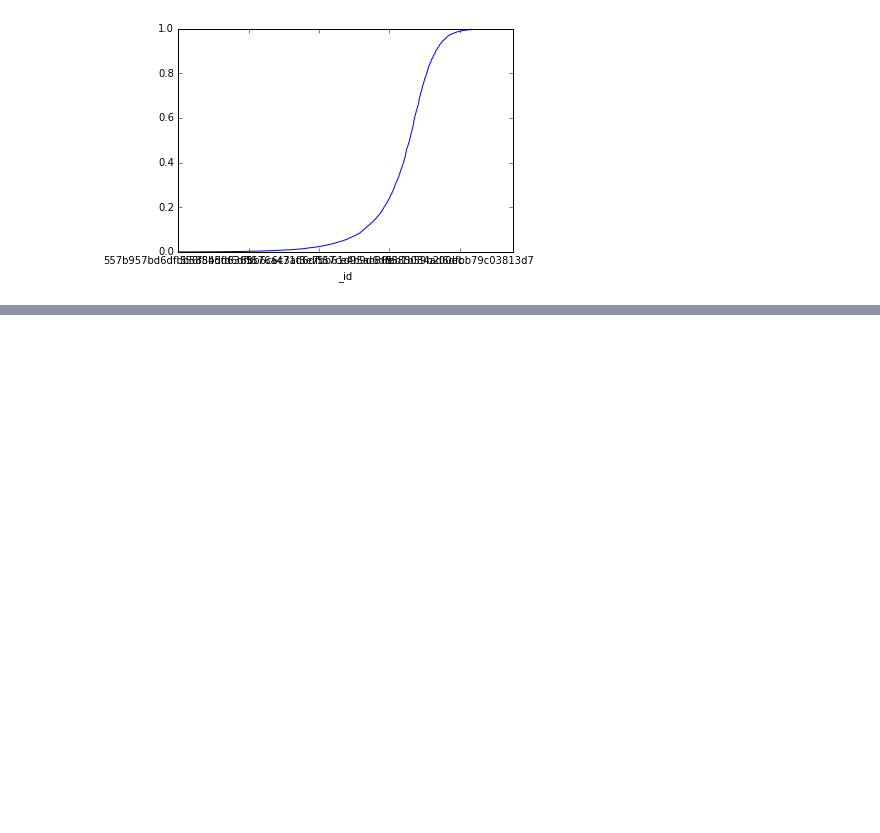
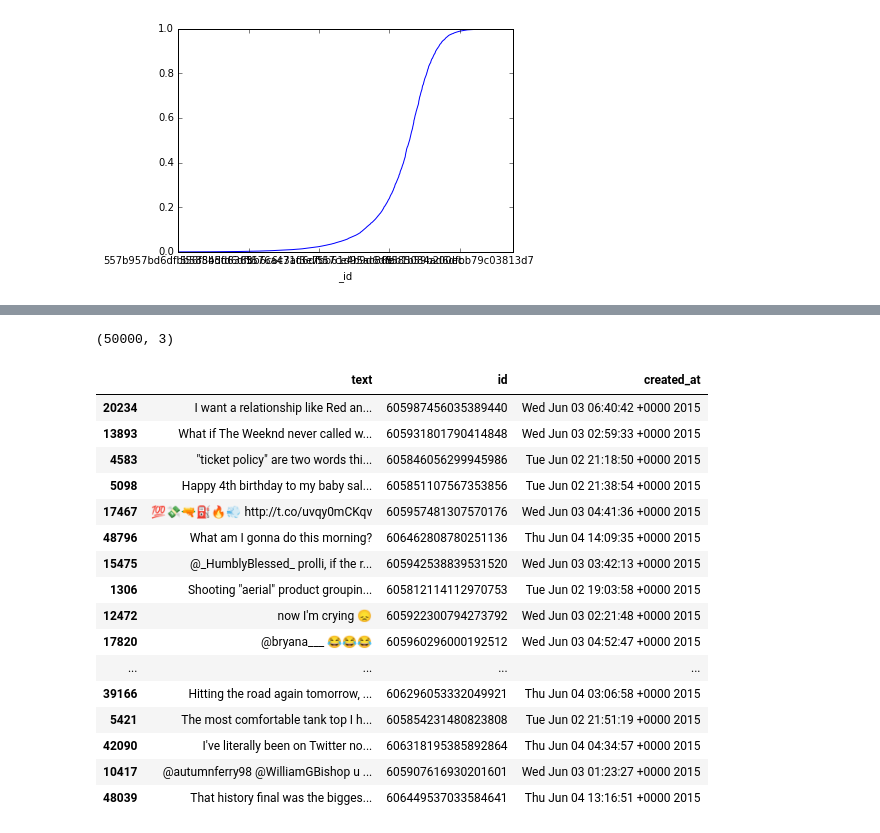
Before and after one commit to tj2huang/nyu-twipsy, a Jupyter notebook: playing-with-new-data.ipynb, the cells around one changed output, grey strips where cells are left out. Cells and saved outputs as stored; diff of their text form; code cells hidden in the pictures; blank space fills up the shorter version.

```diff
--- a/playing-with-new-data.ipynb
+++ b/playing-with-new-data.ipynb
@@ -138,2 +113,26 @@ clf_alc = pickle.load(open('clf_alc_UPDATED.p', 'rb'))
+# %%
+more_tweets.shape
+# %% [output]
+(50000, 3)
+# %%
+more_tweets.sample(20)
+# %% [output]
+|  | text | id | created_at |
+| 20234 | I want a relationship like Red an... | 605987456035389440 | Wed Jun 03 06:40:42 +0000 2015 |
+| 13893 | What if The Weeknd never called w... | 605931801790414848 | Wed Jun 03 02:59:33 +0000 2015 |
+| 4583 | "ticket policy" are two words thi... | 605846056299945986 | Tue Jun 02 21:18:50 +0000 2015 |
+| 5098 | Happy 4th birthday to my baby sal... | 605851107567353856 | Tue Jun 02 21:38:54 +0000 2015 |
+| 17467 | 💯💸🔫⛽️🔥💨 http://t.co/uvqy0mCKqv | 605957481307570176 | Wed Jun 03 04:41:36 +0000 2015 |
+| 48796 | What am I gonna do this morning? | 606462808780251136 | Thu Jun 04 14:09:35 +0000 2015 |
+| 15475 | @_HumblyBlessed_ prolli, if the r... | 605942538839531520 | Wed Jun 03 03:42:13 +0000 2015 |
+| 1306 | Shooting "aerial" product groupin... | 605812114112970753 | Tue Jun 02 19:03:58 +0000 2015 |
+| 12472 | now I'm crying 😞 | 605922300794273792 | Wed Jun 03 02:21:48 +0000 2015 |
+| 17820 | @bryana___ 😂😂😂 | 605960296000192512 | Wed Jun 03 04:52:47 +0000 2015 |
+| ... | ... | ... | ... |
+| 39166 | Hitting the road again tomorrow, ... | 606296053332049921 | Thu Jun 04 03:06:58 +0000 2015 |
+| 5421 | The most comfortable tank top I h... | 605854231480823808 | Tue Jun 02 21:51:19 +0000 2015 |
+| 42090 | I've literally been on Twitter no... | 606318195385892864 | Thu Jun 04 04:34:57 +0000 2015 |
+| 10417 | @autumnferry98 @WilliamGBishop u ... | 605907616930201601 | Wed Jun 03 01:23:27 +0000 2015 |
+| 48039 | That history final was the bigges... | 606449537033584641 | Thu Jun 04 13:16:51 +0000 2015 |
 # %%
 %%time
```
Also changed, not shown: parts of 32 cells of this notebook, 11 other files.
